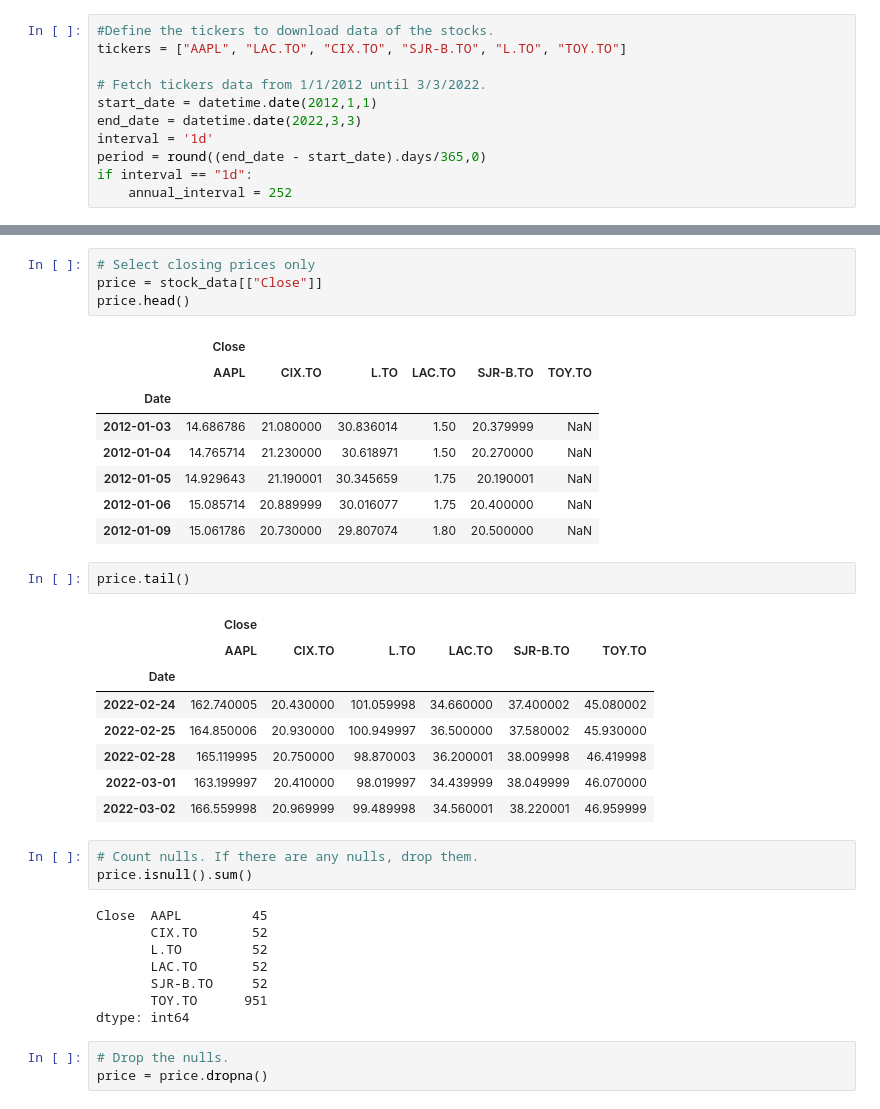
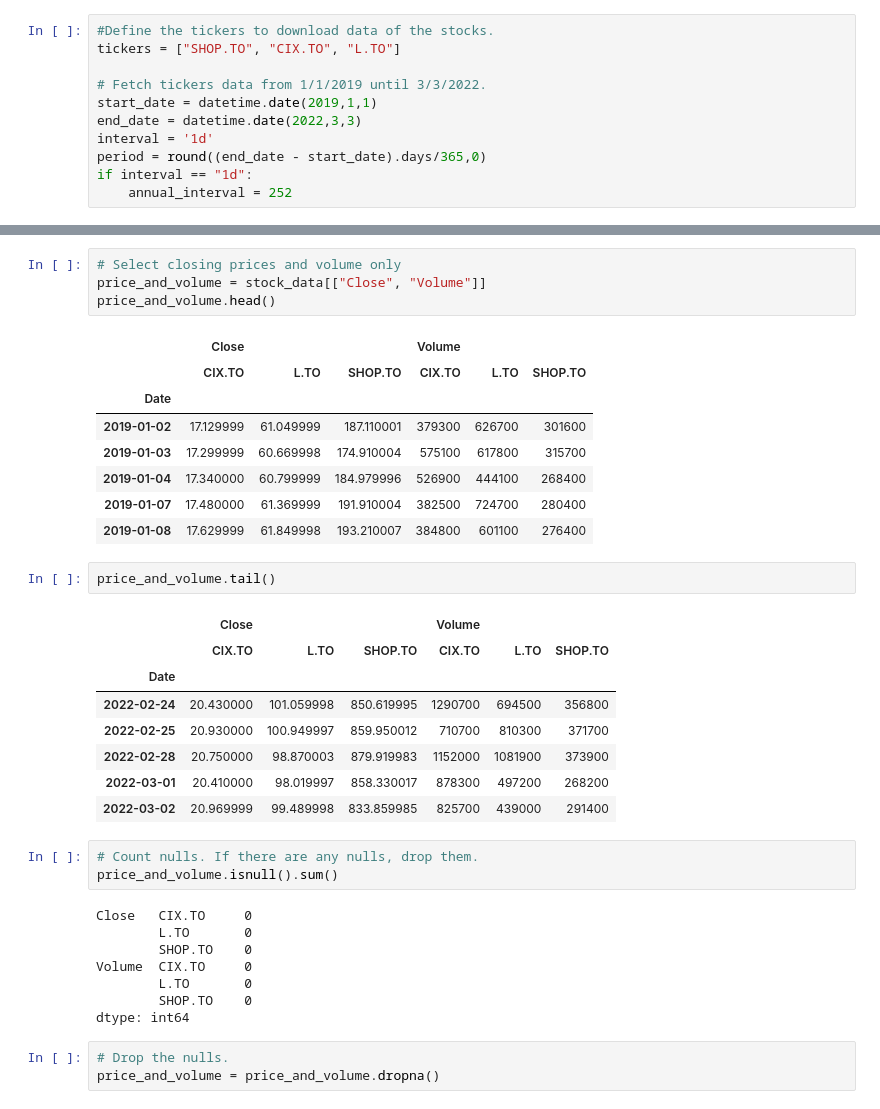
Before and after one commit to tyedem/Machine-Learning-Trader, a Jupyter notebook: data_collection_claudia.ipynb, the cells around one changed output, grey strips where cells are left out. Drawn from its saved outputs; the diff is of its cells as text.

```diff
--- a/data_collection_claudia.ipynb
+++ b/data_collection_claudia.ipynb
@@ -7,9 +8,9 @@ import yfinance as yf
 # %%
 #Define the tickers to download data of the stocks.
-tickers = ["AAPL", "LAC.TO", "CIX.TO", "SJR-B.TO", "L.TO", "TOY.TO"]
+tickers = ["SHOP.TO", "CIX.TO", "L.TO"]
 
-# Fetch tickers data from 1/1/2012 until 3/3/2022.
-start_date = datetime.date(2012,1,1)
+# Fetch tickers data from 1/1/2019 until 3/3/2022.
+start_date = datetime.date(2019,1,1)
 end_date = datetime.date(2022,3,3)
 interval = '1d'
 period = round((end_date - start_date).days/365,0)
@@ -47,40 +48,40 @@ stock_data
 # %%
-# Select closing prices only
-price = stock_data[["Close"]]
-price.head()
+# Select closing prices and volume only
+price_and_volume = stock_data[["Close", "Volume"]]
+price_and_volume.head()
 # %% [output]
-|  | Close |  |  |  |  |  |
-|  | AAPL | CIX.TO | L.TO | LAC.TO | SJR-B.TO | TOY.TO |
+|  | Close |  |  | Volume |  |  |
+|  | CIX.TO | L.TO | SHOP.TO | CIX.TO | L.TO | SHOP.TO |
 | Date |  |  |  |  |  |  |
-| 2012-01-03 | 14.686786 | 21.080000 | 30.836014 | 1.50 | 20.379999 | NaN |
-| 2012-01-04 | 14.765714 | 21.230000 | 30.618971 | 1.50 | 20.270000 | NaN |
-| 2012-01-05 | 14.929643 | 21.190001 | 30.345659 | 1.75 | 20.190001 | NaN |
-| 2012-01-06 | 15.085714 | 20.889999 | 30.016077 | 1.75 | 20.400000 | NaN |
-| 2012-01-09 | 15.061786 | 20.730000 | 29.807074 | 1.80 | 20.500000 | NaN |
+| 2019-01-02 | 17.129999 | 61.049999 | 187.110001 | 379300 | 626700 | 301600 |
+| 2019-01-03 | 17.299999 | 60.669998 | 174.910004 | 575100 | 617800 | 315700 |
+| 2019-01-04 | 17.340000 | 60.799999 | 184.979996 | 526900 | 444100 | 268400 |
+| 2019-01-07 | 17.480000 | 61.369999 | 191.910004 | 382500 | 724700 | 280400 |
+| 2019-01-08 | 17.629999 | 61.849998 | 193.210007 | 384800 | 601100 | 276400 |
 # %%
-price.tail()
+price_and_volume.tail()
 # %% [output]
-|  | Close |  |  |  |  |  |
-|  | AAPL | CIX.TO | L.TO | LAC.TO | SJR-B.TO | TOY.TO |
+|  | Close |  |  | Volume |  |  |
+|  | CIX.TO | L.TO | SHOP.TO | CIX.TO | L.TO | SHOP.TO |
 | Date |  |  |  |  |  |  |
-| 2022-02-24 | 162.740005 | 20.430000 | 101.059998 | 34.660000 | 37.400002 | 45.080002 |
-| 2022-02-25 | 164.850006 | 20.930000 | 100.949997 | 36.500000 | 37.580002 | 45.930000 |
-| 2022-02-28 | 165.119995 | 20.750000 | 98.870003 | 36.200001 | 38.009998 | 46.419998 |
-| 2022-03-01 | 163.199997 | 20.410000 | 98.019997 | 34.439999 | 38.049999 | 46.070000 |
-| 2022-03-02 | 166.559998 | 20.969999 | 99.489998 | 34.560001 | 38.220001 | 46.959999 |
+| 2022-02-24 | 20.430000 | 101.059998 | 850.619995 | 1290700 | 694500 | 356800 |
+| 2022-02-25 | 20.930000 | 100.949997 | 859.950012 | 710700 | 810300 | 371700 |
+| 2022-02-28 | 20.750000 | 98.870003 | 879.919983 | 1152000 | 1081900 | 373900 |
+| 2022-03-01 | 20.410000 | 98.019997 | 858.330017 | 878300 | 497200 | 268200 |
+| 2022-03-02 | 20.969999 | 99.489998 | 833.859985 | 825700 | 439000 | 291400 |
 # %%
 # Count nulls. If there are any nulls, drop them.
-price.isnull().sum()
+price_and_volume.isnull().sum()
 # %% [output]
-Close  AAPL         45
-       CIX.TO       52
-       L.TO         52
-       LAC.TO       52
-       SJR-B.TO     52
-       TOY.TO      951
+Close   CIX.TO     0
+        L.TO       0
+        SHOP.TO    0
+Volume  CIX.TO     0
+        L.TO       0
+        SHOP.TO    0
 dtype: int64
 # %%
 # Drop the nulls.
-price = price.dropna()
+price_and_volume = price_and_volume.dropna()
 # %%
 # Check that nulls were successfully dropped.
```
Also changed, not shown: parts of 11 cells of this notebook, 1 other file.
